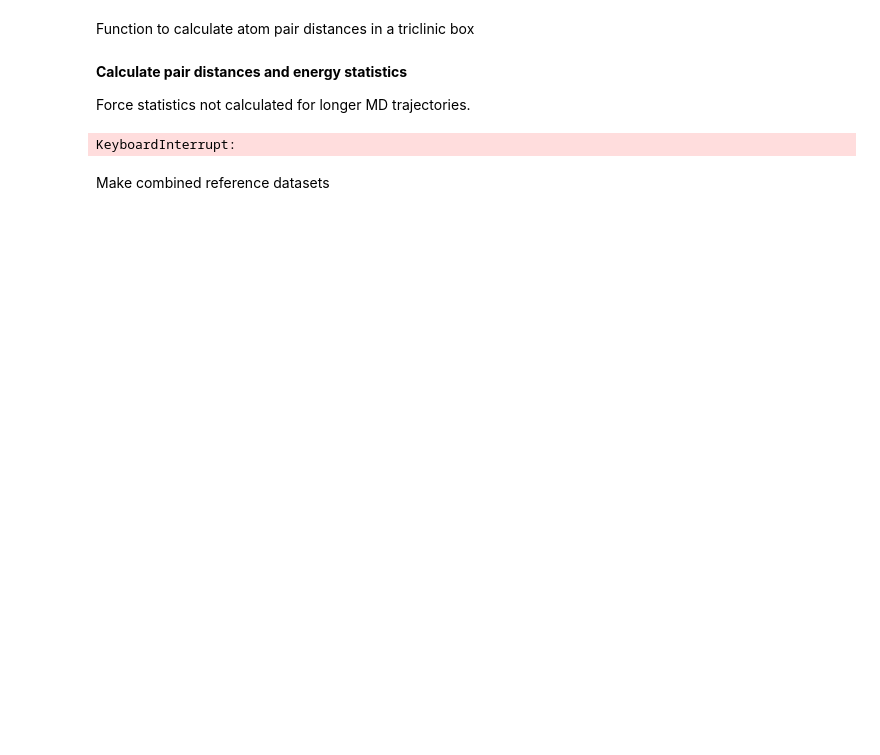
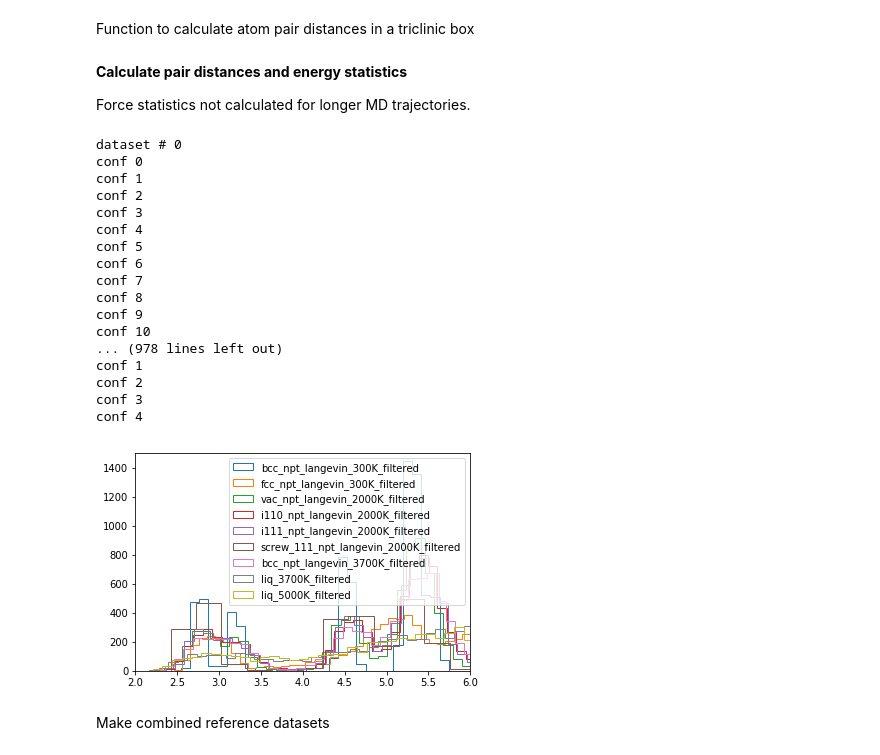
Before and after one commit to vlcekl/eam-models, a Jupyter notebook: notebooks/IFF_calculate_statistics.ipynb, the cells around one changed output. Cells and saved outputs as stored; diff of their text form; code cells hidden in the pictures; blank space fills up the shorter version.

```diff
--- a/notebooks/IFF_calculate_statistics.ipynb
+++ b/notebooks/IFF_calculate_statistics.ipynb
@@ -23,7 +23,7 @@ target_proc = '../data/target_processed'
 # %% [markdown]
 **Read a list of trajectory datasets for processing**
 # %%
-with open(os.path.join(target_proc,  "datasets.pickle"), 'rb') as fi:
+with open(os.path.join(target_proc,  "datasets_filtered.pickle"), 'rb') as fi:
     datasets = pickle.load(fi)
     print(datasets)
 # %% [output]
@@ -30,0 +31,2 @@ with open(os.path.join(target_proc,  "datasets.pickle"), 'rb') as fi:
+# %%
+datasets.append('structs_0k')
@@ -43,13 +64,16 @@ def pair_dist_triclinic(xyz, box):
     -----------
     xyz : numpy array
           particle x, y, z coordinates
-    box : numpy 2D array of unit cell vectors
+    box : numpy 2D array of unit cell vectors or a float
           simulation box dimensions/shape
     Returns
     -------
     rr  : (natom, natom) numpy array of pair distances
     rx  : (natom, natom, 3) numpy array of pair distance coordinates
     """
+
+    # make sure that the box is a 3x3 matrix (if box is float, multiply it by a unit matrix)
+    box = np.eye(3).dot(box)
 
     n_atom = xyz.shape[0] # number of atoms in a configuration
     rr = np.empty((n_atom, n_atom), dtype=float)
@@ -142,50 +166,72 @@ Force statistics not calculated for longer MD trajectories.
 # %%
 sc = [2.56, 2.73, 3.252, 3.804, 4.20, 4.77]
 weights = [1.0 for _ in range(len(trajectories))]
+weights[-1] = 10.0
 
 stats_data = {}
 target_data = {}
 
 for di, (traj, weight) in enumerate(zip(trajectories, weights)):
+
+    print('dataset #', di)
 
     # target data
     target_dict = {'type':'trajectory', 'weight':weight}
     target_dict['box'] = traj['box']
     target_dict['xyz'] = traj['xyz']
     target_dict['energy'] = traj['energy']
     target_dict['temp'] = traj['temp']
 
     # save inverse temperature data (if T=0, set beta=1/300)
     target_dict['beta'] = np.empty_like(target_dict['temp'])
     for i, temp in enumerate(target_dict['temp']):
         if temp == 0.0:
             target_dict['beta'][i] = 1.0/300.0
         else:
             target_dict['beta'][i] = 1.0/temp
 
     target_data['dset'+str(di)] = target_dict
 
     # statistics data
     stats_dict = {'energy':[]}
-    for xyz, box in zip(traj['xyz'], traj['box']):
-        rr, rx = pair_dist(xyz, box)
+    for ii, (xyz, box) in enumerate(zip(traj['xyz'], traj['box'])):
+        print('conf', ii)
+
+        rr, rx = pair_dist_triclinic(xyz, box)
 
         a1, ar, a2, f1, fr, f2 = get_stats_EAM(rr, rx, sc)
         #print(xyz.shape, box)
         #print('x', a1.shape, rr.shape, np.sum(np.abs(a1)))
 
         stats_dict['energy'].append(np.array([ar, a2, a1]))
         #stats_dict['forces'].append(np.array([fr, f2, f1]))
                # add dataset
 
+        #print('conf:', len(traj['xyz']), box.max())
+        # plot pair distances -
+        if ii == 10:
+            plt.hist(rr.flatten(),100, alpha=1.0,label=datasets[di], histtype='step')
+            plt.xlim(2,6)
+            plt.ylim(0,1500)
+
+    plt.legend()
     stats_data['dset'+str(di)] = stats_dict
-    print('dataset #', di)
-
-# pickle stats and target data to be used for optimization
-with open('../../../data/working/target_2.pickle', 'wb') as fo:
-    pickle.dump(target_data, fo)
-
-with open('../../../data/working/stats_2.pickle', 'wb') as fo:
-    pickle.dump(stats_data, fo)
 # %% [output]
-KeyboardInterrupt:
+dataset # 0
+conf 0
+conf 1
+conf 2
+conf 3
+conf 4
+conf 5
+conf 6
+conf 7
+conf 8
+conf 9
+conf 10
+... (978 lines left out)
+conf 1
+conf 2
+conf 3
+conf 4
+[figure, added]
```
Also changed, not shown: parts of 6 cells of this notebook, 7 other files.
